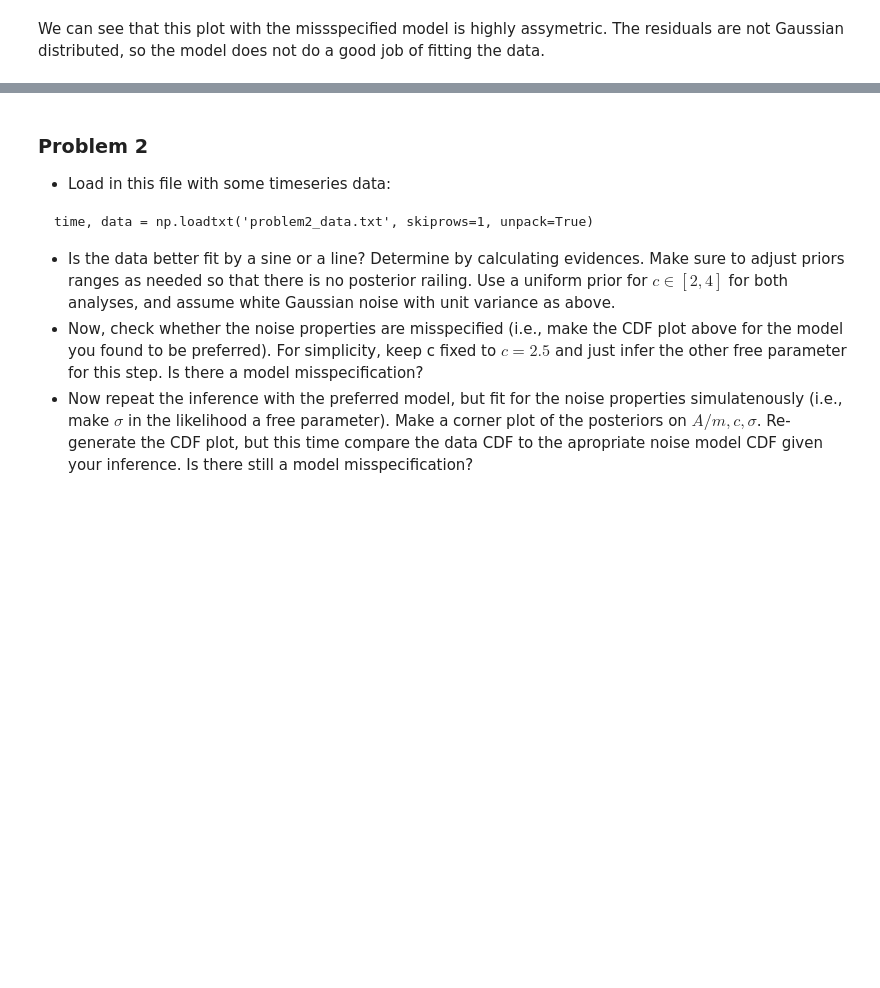
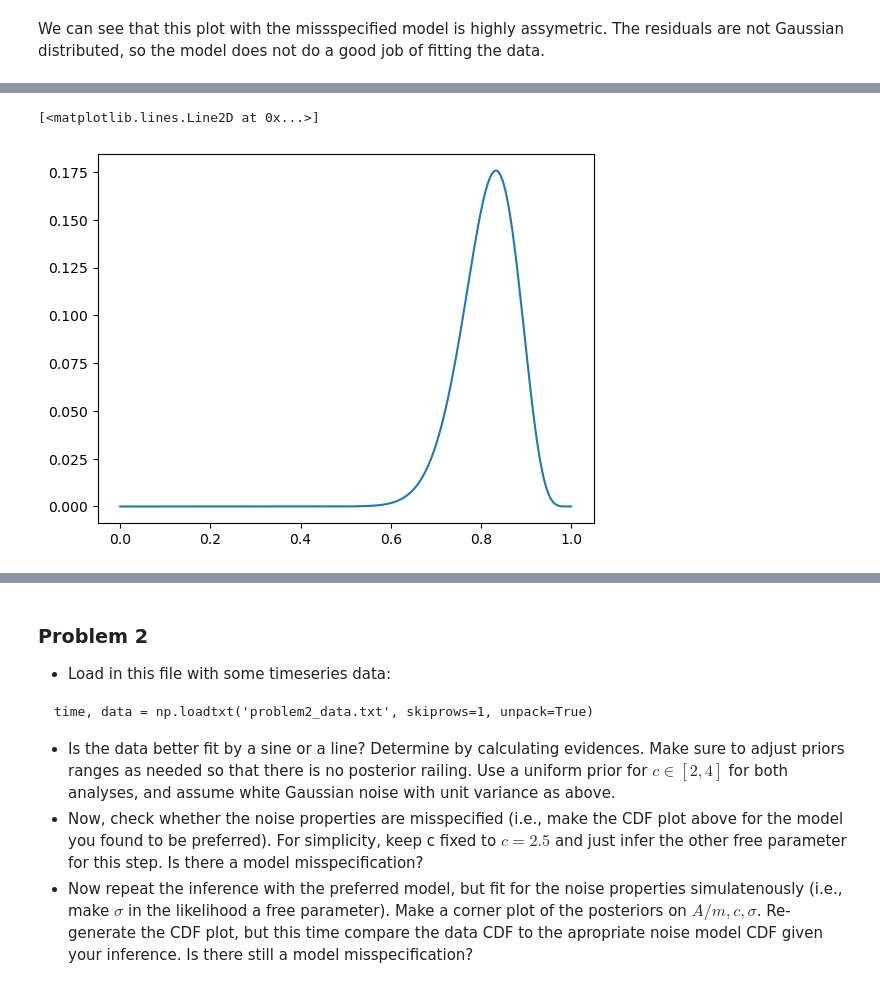
Before and after one commit to nassmohammed/Session-23, a Jupyter notebook: Day2/Model selection and misspecification.ipynb, the cells around one changed output, grey strips where cells are left out. Saved outputs shown, nothing was run; the diff lists cells and outputs as text; code cells hidden in the pictures; blank space fills up the shorter version.

```diff
--- a/Day2/Model selection and misspecification.ipynb
+++ b/Day2/Model selection and misspecification.ipynb
@@ -535,0 +579,14 @@ The hypotheses are shown as graphical models, with arrows showing dependencies b
+# %%
+from scipy.stats import binom
+x = range(0, 327)
+prob_Victim_is_white_given_Death = []
+m = 200
+p = np.linspace(0, 1, m)
+for i in p:
+    count_white_Victim_death_pen = 30
+    count_deaths_total = 36
+    prob_Victim_is_white_given_Death.append(binom.pmf(count_white_Victim_death_pen, n=count_deaths_total, p=i))
+plt.plot(p, prob_Victim_is_white_given_Death)
+# %% [output]
+[<matplotlib.lines.Line2D at 0x...>]
+[figure, added]
```
Also changed, not shown: parts of 13 cells of this notebook.
